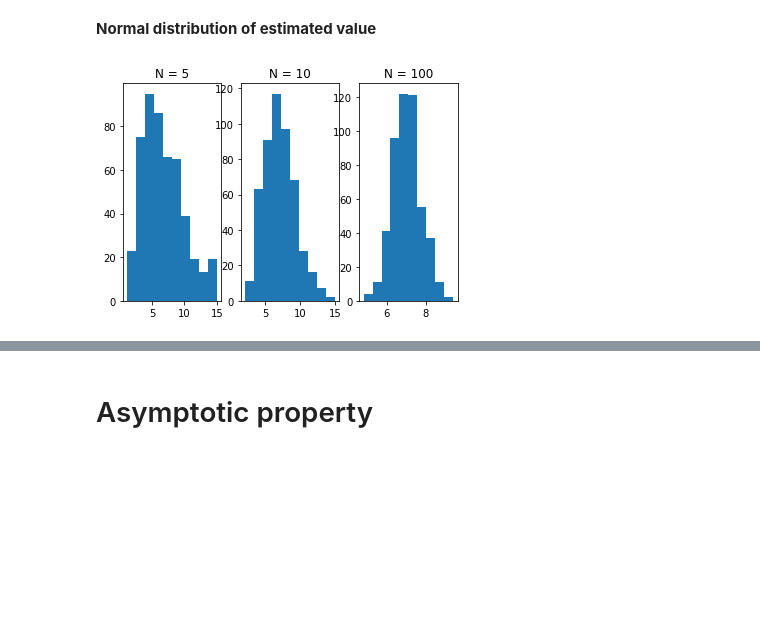
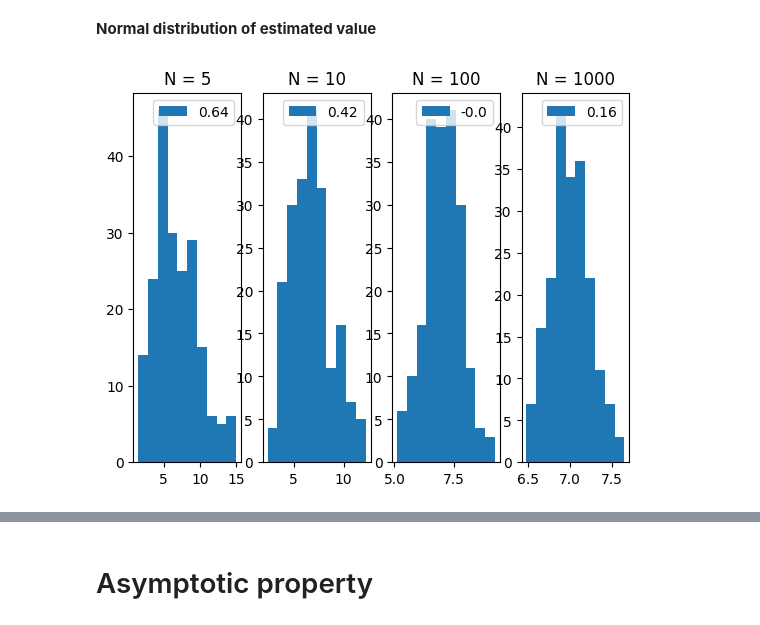
Before and after one commit to Yehan-Edirisinghe/Labo_cal, a Jupyter notebook: lecture_9/note.ipynb, the cells around one changed output, grey strips where cells are left out. Saved outputs shown, nothing was run; the diff lists cells and outputs as text; code cells hidden in the pictures; blank space fills up the shorter version.

```diff
--- a/lecture_9/note.ipynb
+++ b/lecture_9/note.ipynb
@@ -131,10 +131,10 @@ def max_sez_aurea(sample,func,t,prec=.001):
 # %%
 l = [loglikelihood(dati,i) for i in t_range]
 
-x_max,y_max = max_sez_aurea(dati,loglikelihood,t_range)
+tau,y_max = max_sez_aurea(dati,loglikelihood,t_range)
 
 plt.plot(t_range,l)
-plt.scatter(x_max,y_max,marker='*',c='red')
+plt.scatter(tau,y_max,marker='*',c='red')
 plt.show()
-Latex(f"$$\\hat \\theta = {x_max}$$")
+Latex(f"$$\\hat \\theta = {tau}$$")
 # %% [output]
@@ -231,32 +230,43 @@ $$\hat \theta = 7.037465761065758 \newline t_0 = 7$$
 # %%
 t_range = np.linspace(1,15,100) #range of t0 values
 # %%
-def estimators(N=500,n=10):
+def estimators(N=200,n=10):
 
-    estims = []
+    estims = np.zeros(N)
     for i in range(N):
 
         data = pdf(n,t0)
         tau = max_sez_aurea(data,loglikelihood,t_range)[0]
-        estims.append(tau)
+
+        estims[i] = (tau)
 
     return estims
 # %%
 estim_5 = estimators(n=5)
 estim_10 = estimators(n=10)
 estim_100 = estimators(n=100)
+estim_1000 = estimators(n=1000)
 # %%
-fig,ax = plt.subplots(1,3)
+fig,ax = plt.subplots(1,4)
 
-ax[0].hist(estim_5)
-ax[1].hist(estim_10)
-ax[2].hist(estim_100)
+ax[0].hist(estim_5, label = f"{round(skewness(estim_5),2)}")
+ax[1].hist(estim_10, label = f"{round(skewness(estim_10),2)}")
+ax[2].hist(estim_100, label = f"{round(skewness(estim_100),2)}")
+ax[3].hist(estim_1000, label = f"{round(skewness(estim_1000),2)}")
 
 ax[0].set_title("N = 5")
 ax[1].set_title("N = 10")
 ax[2].set_title("N = 100")
+ax[3].set_title("N = 1000")
+
+
+ax[0].legend()
+ax[1].legend()
+ax[2].legend()
+ax[3].legend()
+
 
 plt.show()
 # %% [output]
-[figure, old version]
+[figure, new version]
 # %%
```
Also changed, not shown: parts of 14 cells of this notebook, 1 other file.
